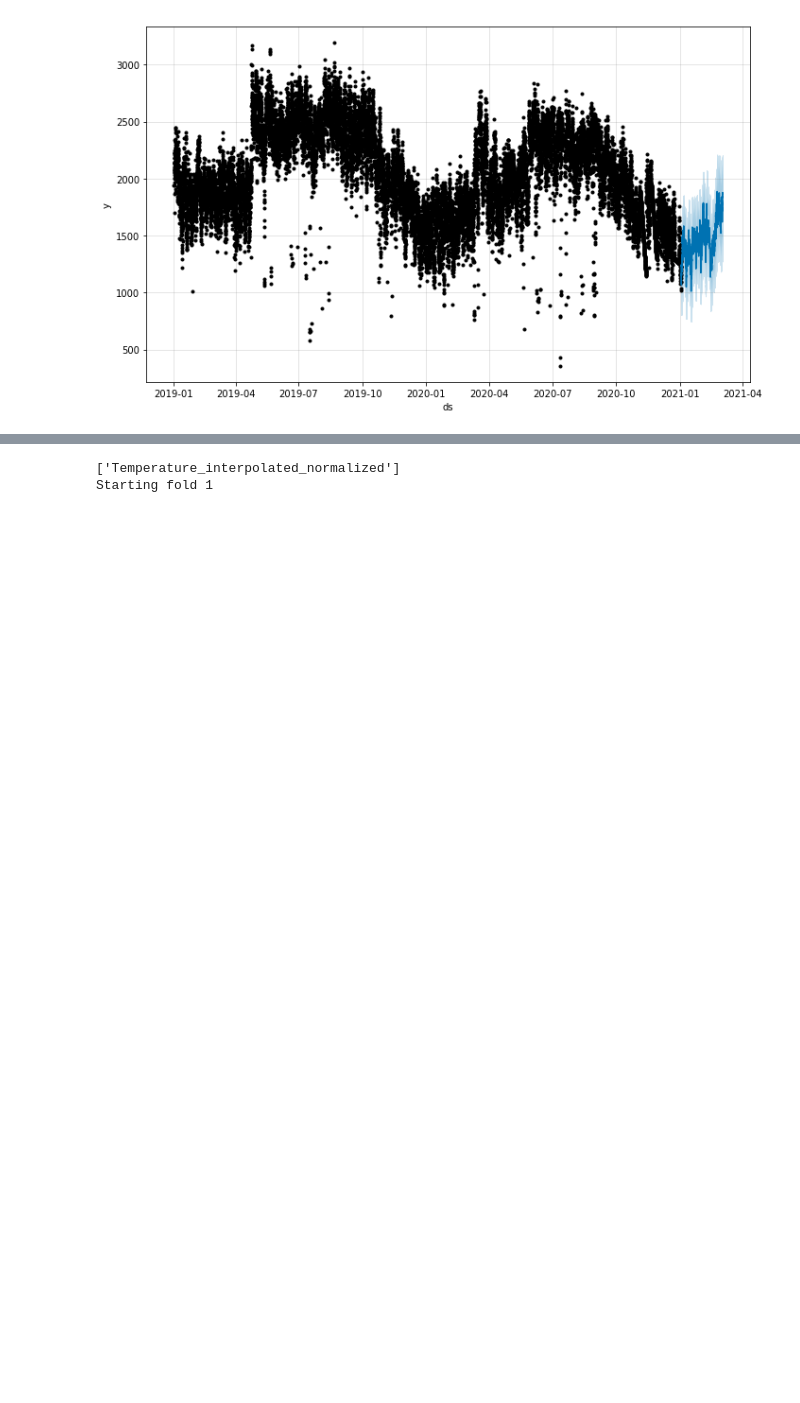
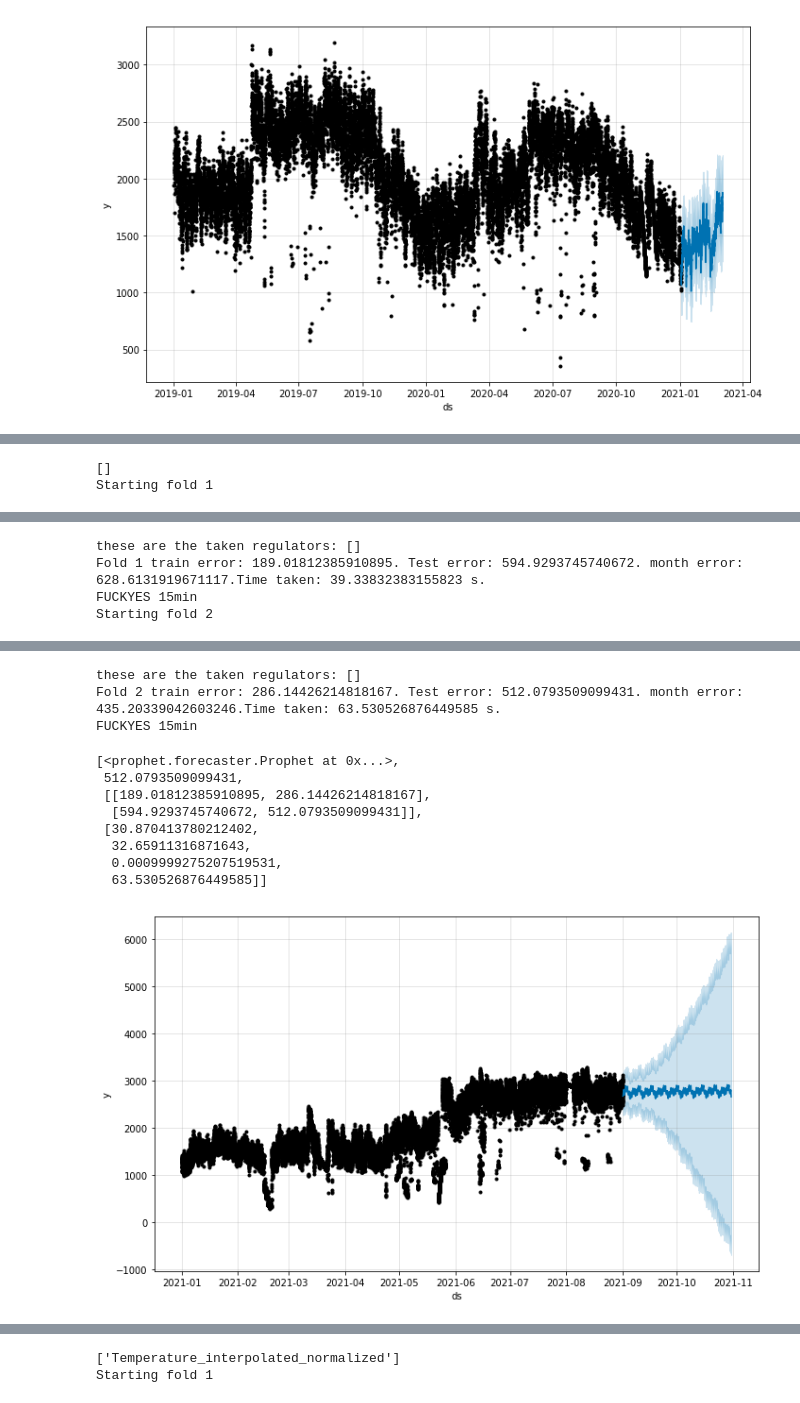
Before and after one commit to Robpennekamp/AppliedMachineLearning, a Jupyter notebook: Model Training by Sonja2.ipynb, the cells around one changed output, grey strips where cells are left out. Drawn from its saved outputs; the diff is of its cells as text; code cells hidden in the pictures; blank space fills up the shorter version.

```diff
--- a/Model Training by Sonja2.ipynb
+++ b/Model Training by Sonja2.ipynb
@@ -1064,0 +1233,5 @@ FUCKYES h
+# %%
+prophet_model_prediction(y2021_df, ['15min'], [[]])
+# %% [output]
+[]
+Starting fold 1
@@ -1064,0 +1240,4 @@ FUCKYES h
+these are the taken regulators: []
+Fold 1 train error: 189.01812385910895. Test error: 594.9293745740672. month error: 628.6131919671117.Time taken: 39.33832383155823 s.
+FUCKYES 15min
+Starting fold 2
@@ -1064,0 +1246,12 @@ FUCKYES h
+these are the taken regulators: []
+Fold 2 train error: 286.14426214818167. Test error: 512.0793509099431. month error: 435.20339042603246.Time taken: 63.530526876449585 s.
+FUCKYES 15min
+[<prophet.forecaster.Prophet at 0x...>,
+ 512.0793509099431,
+ [[189.01812385910895, 286.14426214818167],
+  [594.9293745740672, 512.0793509099431]],
+ [30.870413780212402,
+  32.65911316871643,
+  0.0009999275207519531,
+  63.530526876449585]]
+[figure, added]
```
Also changed, not shown: parts of 30 cells of this notebook.
